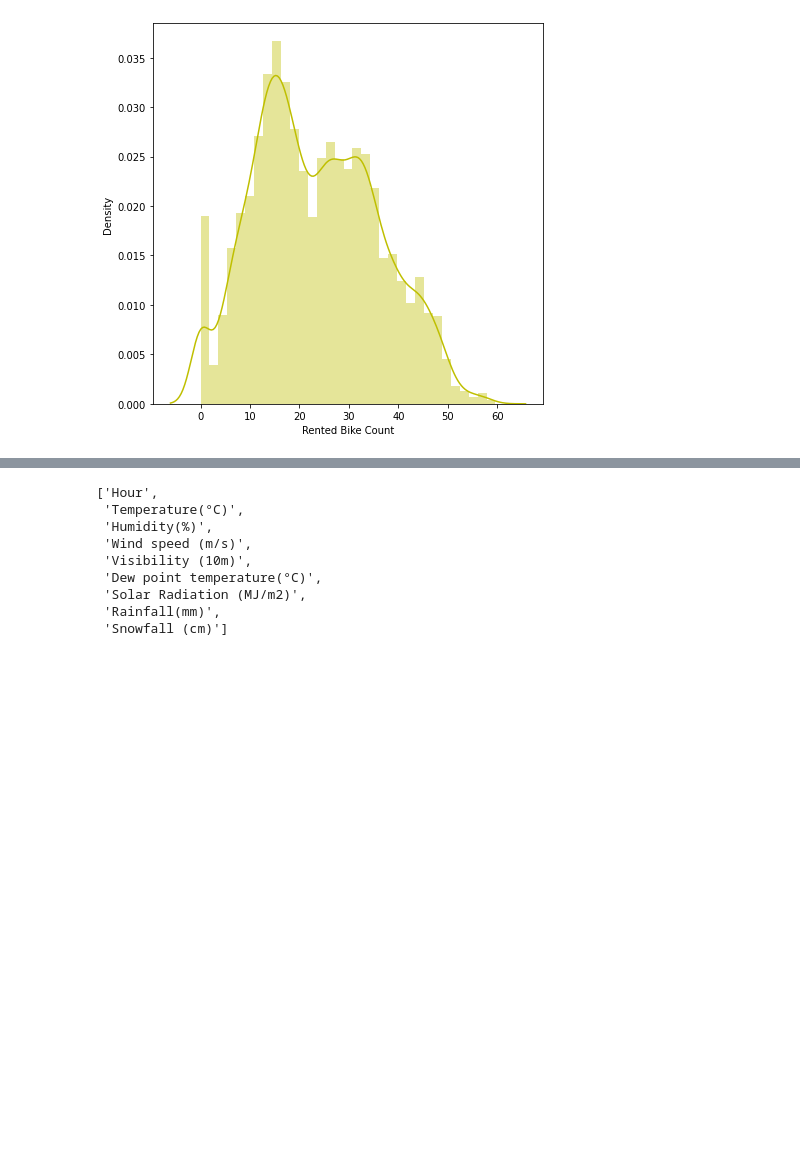
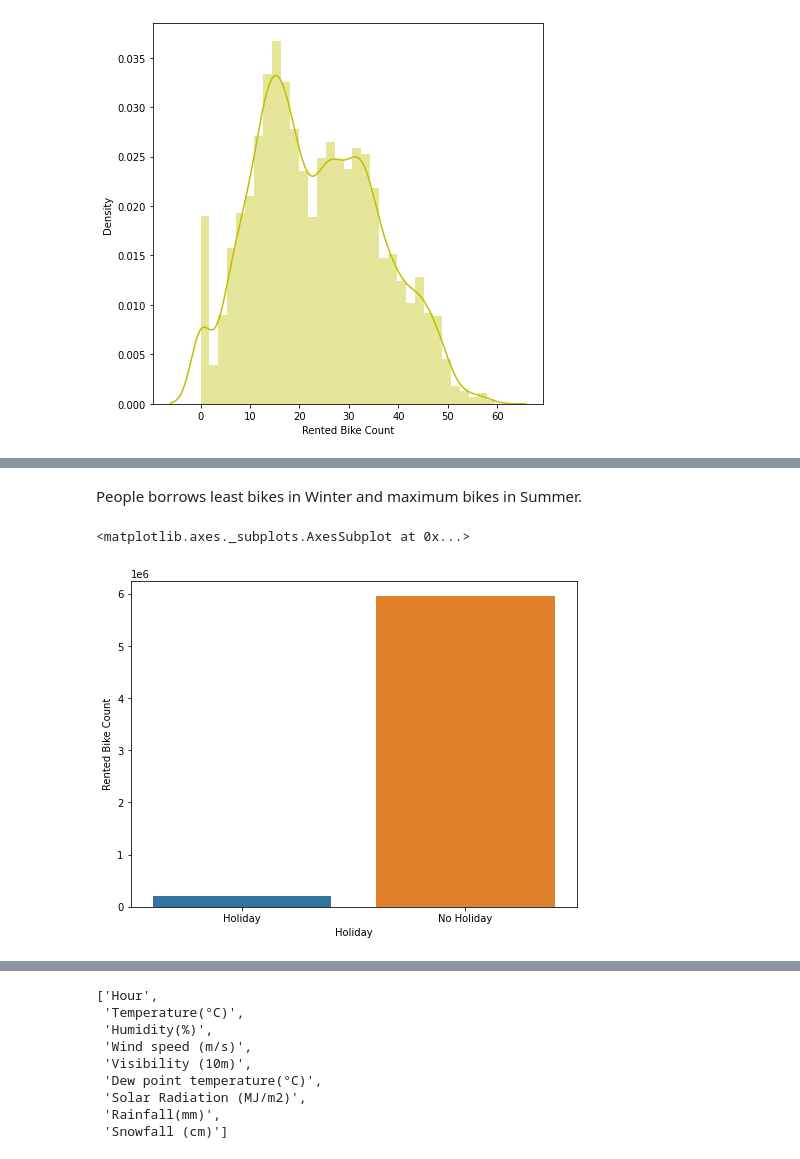
Before and after one commit to shubham-bhadouria/-Seoul-Bike-Sharing-Demand-Prediction, a Jupyter notebook: Copy_of_Copy_of_Bike_Sharing_Demand_Prediction_Capstone_Project.ipynb, the cells around one changed output, grey strips where cells are left out. Drawn from its saved outputs; the diff is of its cells as text; code cells hidden in the pictures; blank space fills up the shorter version.

```diff
--- a/Copy_of_Copy_of_Bike_Sharing_Demand_Prediction_Capstone_Project.ipynb
+++ b/Copy_of_Copy_of_Bike_Sharing_Demand_Prediction_Capstone_Project.ipynb
@@ -241,0 +261,8 @@ sns.distplot(np.sqrt(bike_data['Rented Bike Count']),color="y")
+# %% [markdown]
+People borrows least bikes in Winter and maximum bikes in Summer.
+# %%
+# total bike rented on holidays and non-holidays
+sns.barplot(x ='Holiday', y ='Rented Bike Count', data = bike_data.groupby('Holiday')['Rented Bike Count'].sum().reset_index(), palette ='tab10')
+# %% [output]
+<matplotlib.axes._subplots.AxesSubplot at 0x...>
+[figure, added]
```
Also changed, not shown: parts of 14 cells of this notebook.
